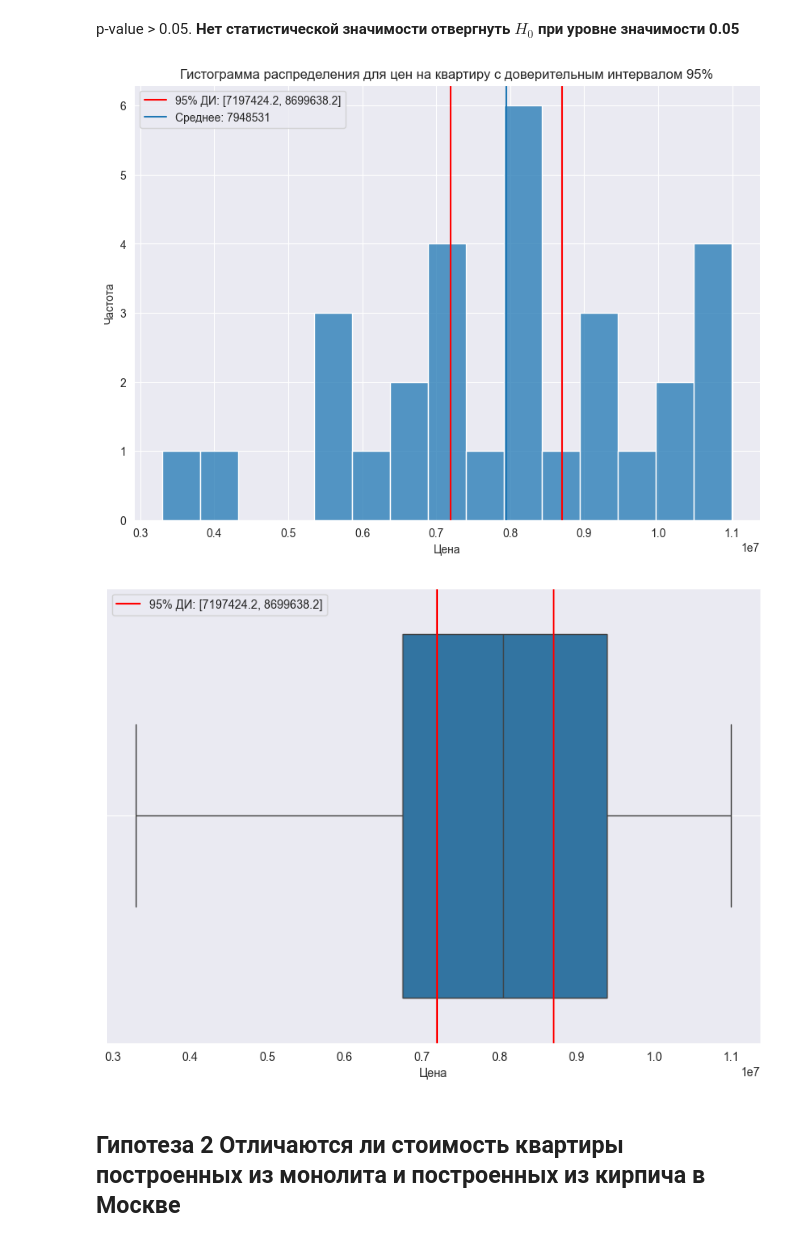
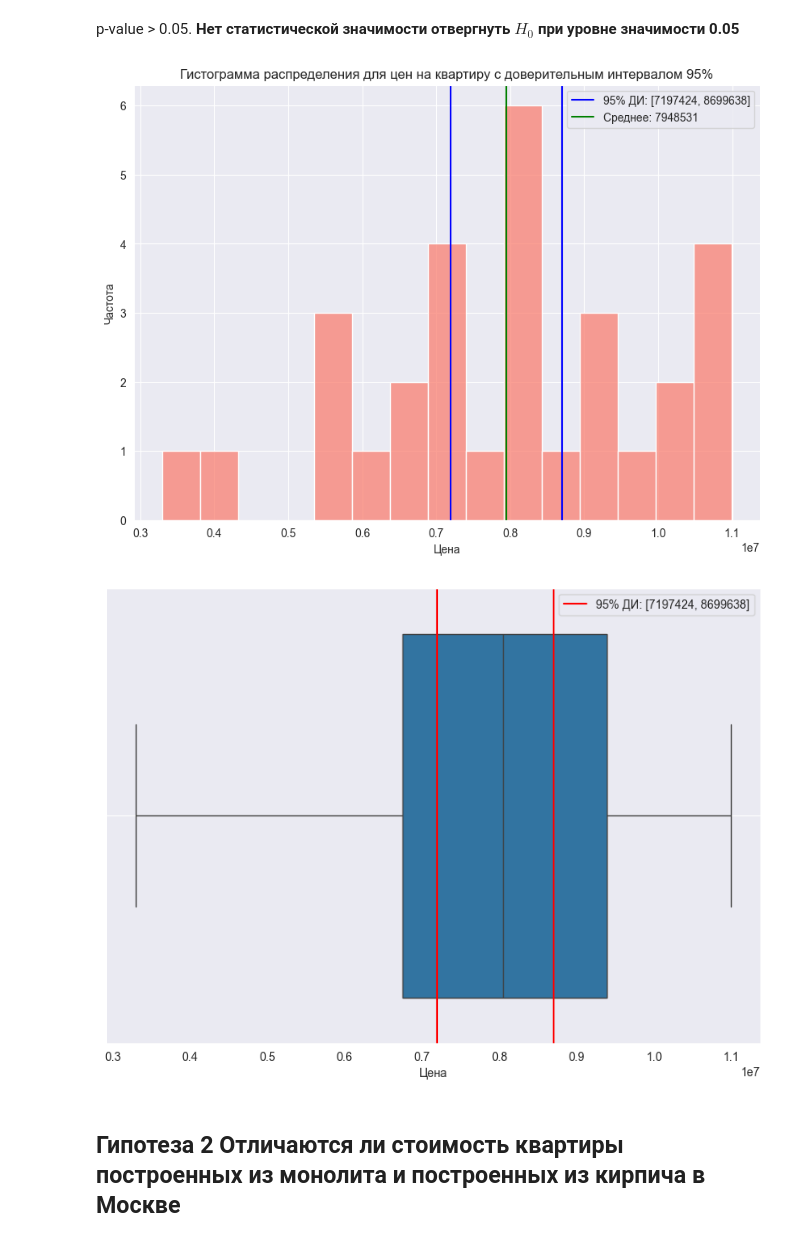
Before and after one commit to DanSikQ/Moscow_aparment_StatTest, a Jupyter notebook: stat_test.ipynb, the cells around one changed output. Cells and saved outputs as stored; diff of their text form; code cells hidden in the pictures.

```diff
--- a/stat_test.ipynb
+++ b/stat_test.ipynb
@@ -272,27 +282,27 @@ p-value < 0.05 - есть статистические основания отв
 p-value > 0.05. **Нет статистической значимости отвергнуть $H_0$ при уровне значимости 0.05**
 # %%
 plt.figure(figsize = (10,7))
-sns.histplot(sample, bins = 15)
-plt.axvline(t_lower, color = 'red', label=f'95% ДИ: [{t_lower:.1f}, {t_upper:.1f}]')
-plt.axvline(sample_mean, label = f'Среднее: {sample_mean:.0f}')
-plt.axvline(t_upper, color = 'red')
+sns.histplot(sample, bins = 15,color='salmon')
+plt.axvline(t_lower, color = 'blue',  label=f'95% ДИ: [{t_lower:.0f}, {t_upper:.0f}]')
+plt.axvline(sample_mean, label = f'Среднее: {sample_mean:.0f}', color = 'green')
+plt.axvline(t_upper, color = 'blue')
 plt.xlabel('Цена')
 plt.ylabel('Частота')
 plt.title('Гистограмма распределения для цен на квартиру с доверительным интервалом 95%')
 plt.legend()
 plt.show()
 # %% [output]
-[figure, old version]
+[figure, new version]
 # %%
 plt.figure(figsize = (10,7))
 sns.boxplot(sample, orient  = 'h')
-plt.axvline(t_lower, color = 'red', label=f'95% ДИ: [{t_lower:.1f}, {t_upper:.1f}]')
+plt.axvline(t_lower, color = 'red', label=f'95% ДИ: [{t_lower:.0f}, {t_upper:.0f}]')
 plt.axvline(t_upper, color = 'red')
 plt.xlabel('Цена')
 plt.grid()
 plt.legend()
 plt.show()
 # %% [output]
-[figure, old version]
+[figure, new version]
 # %% [markdown]
 ## Гипотеза 2 Отличаются ли стоимость квартиры построенных из монолита и построенных из кирпича в Москве
```
Also changed, not shown: parts of 15 cells of this notebook.
